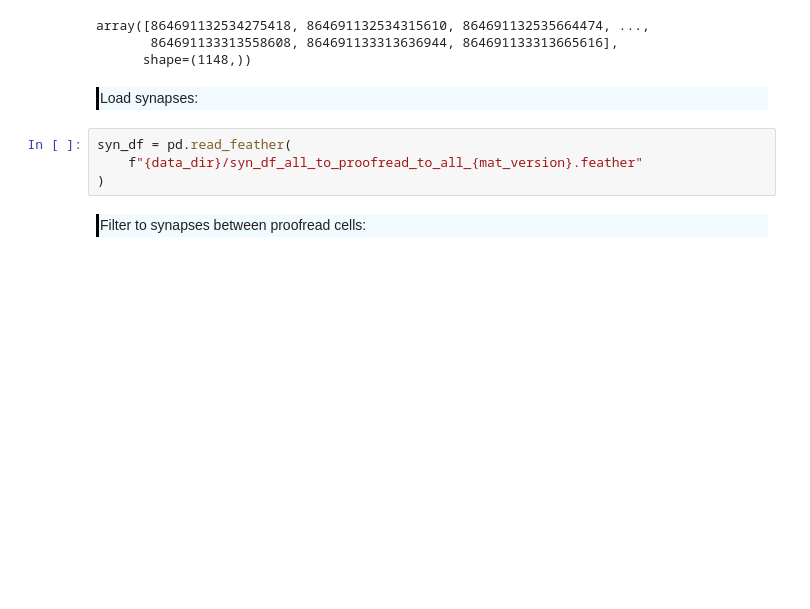
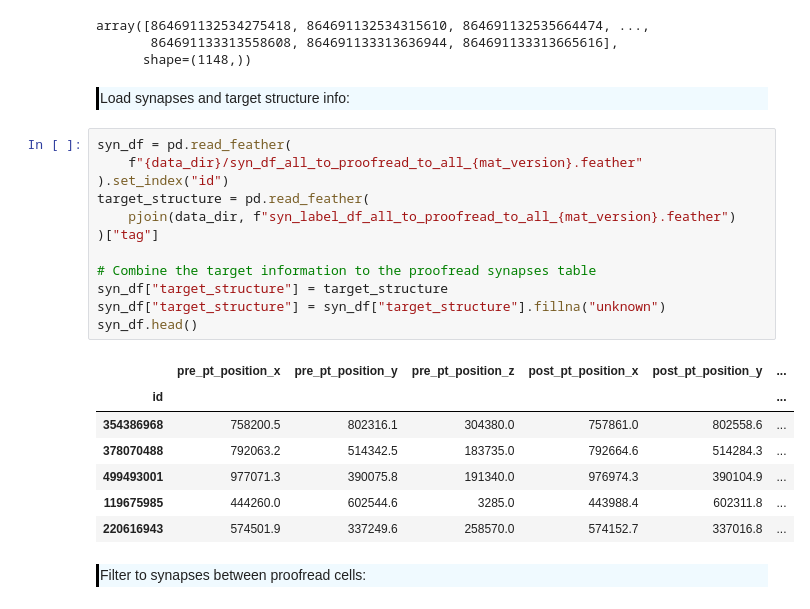
Before and after one commit to AllenSWDB/SWDB_2025_Connectomics, a Jupyter notebook: code/solutions/Exercise2 - Solutions.ipynb, the cells around one changed output. Drawn from its saved outputs; the diff is of its cells as text; blank space fills up the shorter version.

```diff
--- a/code/solutions/Exercise2 - Solutions.ipynb
+++ b/code/solutions/Exercise2 - Solutions.ipynb
@@ -74,12 +73,28 @@ array([864691132534275418, 864691132534315610, 864691132535664474, ...,
       shape=(1148,))
 # %% [markdown]
 <div style="border-left: 3px solid #000; padding: 1px; padding-left: 10px; background: #F0FAFF;">
-Load synapses:
+Load synapses and target structure info:
 </div>
 # %%
 syn_df = pd.read_feather(
     f"{data_dir}/syn_df_all_to_proofread_to_all_{mat_version}.feather"
-)
+).set_index("id")
+target_structure = pd.read_feather(
+    pjoin(data_dir, f"syn_label_df_all_to_proofread_to_all_{mat_version}.feather")
+)["tag"]
+
+# Combine the target information to the proofread synapses table
+syn_df["target_structure"] = target_structure
+syn_df["target_structure"] = syn_df["target_structure"].fillna("unknown")
+syn_df.head()
+# %% [output]
+|  | pre_pt_position_x | pre_pt_position_y | pre_pt_position_z | post_pt_position_x | post_pt_position_y | ... |
+| id |  |  |  |  |  | ... |
+| 354386968 | 758200.5 | 802316.1 | 304380.0 | 757861.0 | 802558.6 | ... |
+| 378070488 | 792063.2 | 514342.5 | 183735.0 | 792664.6 | 514284.3 | ... |
+| 499493001 | 977071.3 | 390075.8 | 191340.0 | 976974.3 | 390104.9 | ... |
+| 119675985 | 444260.0 | 602544.6 | 3285.0 | 443988.4 | 602311.8 | ... |
+| 220616943 | 574501.9 | 337249.6 | 258570.0 | 574152.7 | 337016.8 | ... |
 # %% [markdown]
 <div style="border-left: 3px solid #000; padding: 1px; padding-left: 10px; background: #F0FAFF;">
 Filter to synapses between proofread cells:
```
Also changed, not shown: parts of 21 cells of this notebook, 2 other files.
